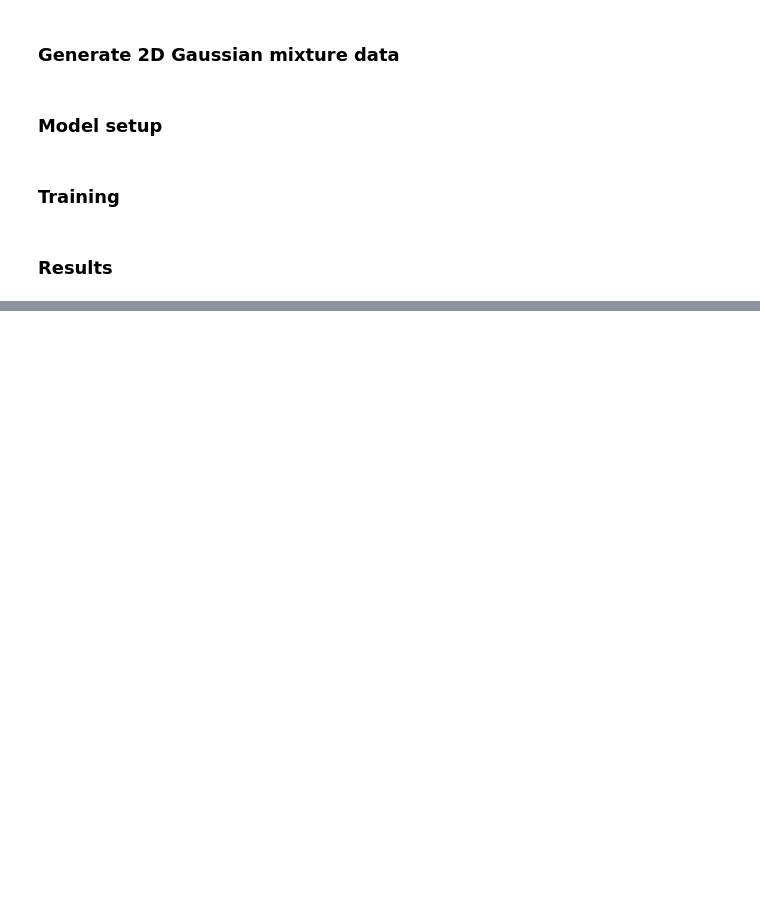
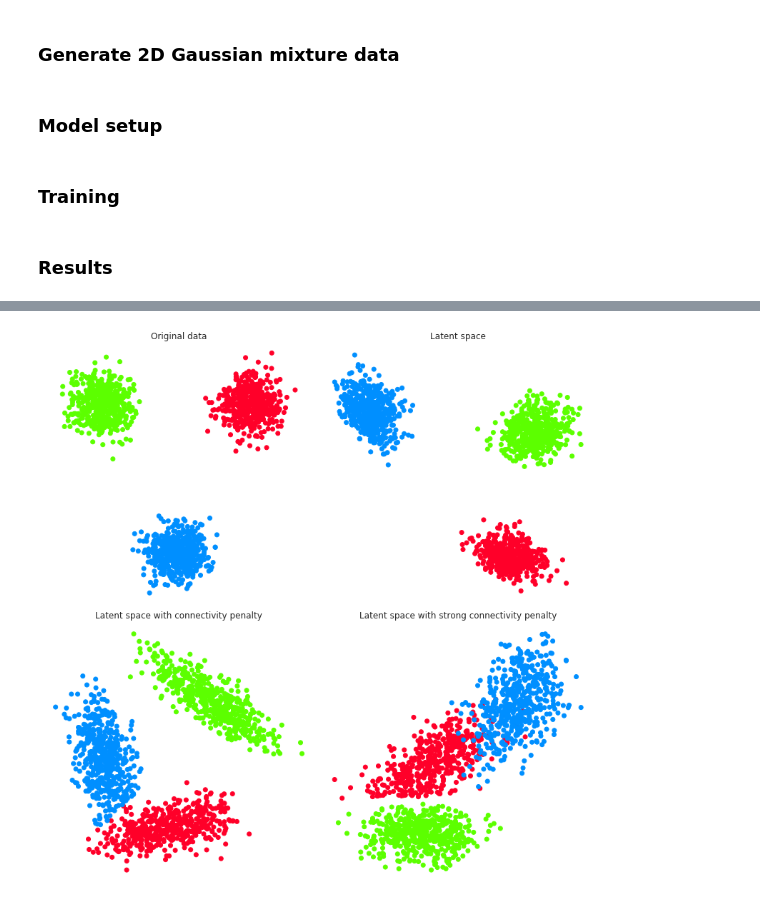
Before and after one commit to sauxpa/connectivity_loss, a Jupyter notebook: stronger_connectivity_denser_latent_space.ipynb, the cells around one changed output, grey strips where cells are left out. Saved outputs shown, nothing was run; the diff lists cells and outputs as text; code cells hidden in the pictures; blank space fills up the shorter version.

```diff
--- a/stronger_connectivity_denser_latent_space.ipynb
+++ b/stronger_connectivity_denser_latent_space.ipynb
@@ -163,0 +173,33 @@ print(barcode_stats(latent_space_strong_penalty))
+# %%
+fig, axes = plt.subplots(figsize=(11, 11), nrows=2, ncols=2)
+
+ax = axes[0, 0]
+ax.scatter(data[:, 0], data[:, 1], c=labels, cmap=mpl.colors.ListedColormap(colors))
+ax.set_aspect('equal', 'datalim')
+ax.set_title('Original data')
+ax.axis('off')
+
+ax = axes[0, 1]
+latent_space_no_penalty = model_no_penalty.autoencoder.encoder(data).data
+ax.scatter(latent_space_no_penalty[:, 0], latent_space_no_penalty[:, 1], c=labels, cmap=mpl.colors.ListedColormap(colors))
+ax.set_title('Latent space')
+ax.axis('off')
+
+ax = axes[1, 0]
+latent_space_penalty = model_penalty.autoencoder.encoder(data).data
+ax.scatter(latent_space_penalty[:, 0], latent_space_penalty[:, 1], c=labels, cmap=mpl.colors.ListedColormap(colors))
+ax.set_title('Latent space with connectivity penalty')
+ax.axis('off')
+
+ax = axes[1, 1]
+latent_space_strong_penalty = model_strong_penalty.autoencoder.encoder(data).data
+ax.scatter(latent_space_strong_penalty[:, 0], latent_space_strong_penalty[:, 1], c=labels, cmap=mpl.colors.ListedColormap(colors))
+ax.set_title('Latent space with strong connectivity penalty')
+ax.axis('off')
+
+plt.tight_layout()
+plt.show()
+
+fig.savefig('gaussian_stronger_connectivity.eps')
+# %% [output]
+[figure, added]
```
Also changed, not shown: parts of 3 cells of this notebook, 6 other files.
